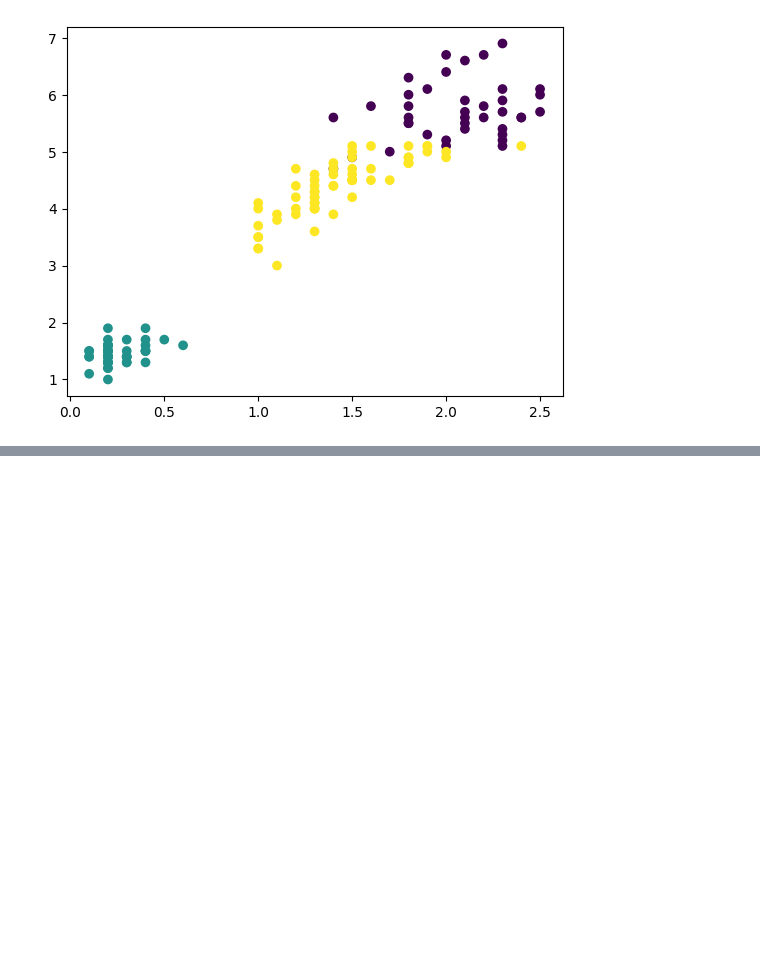
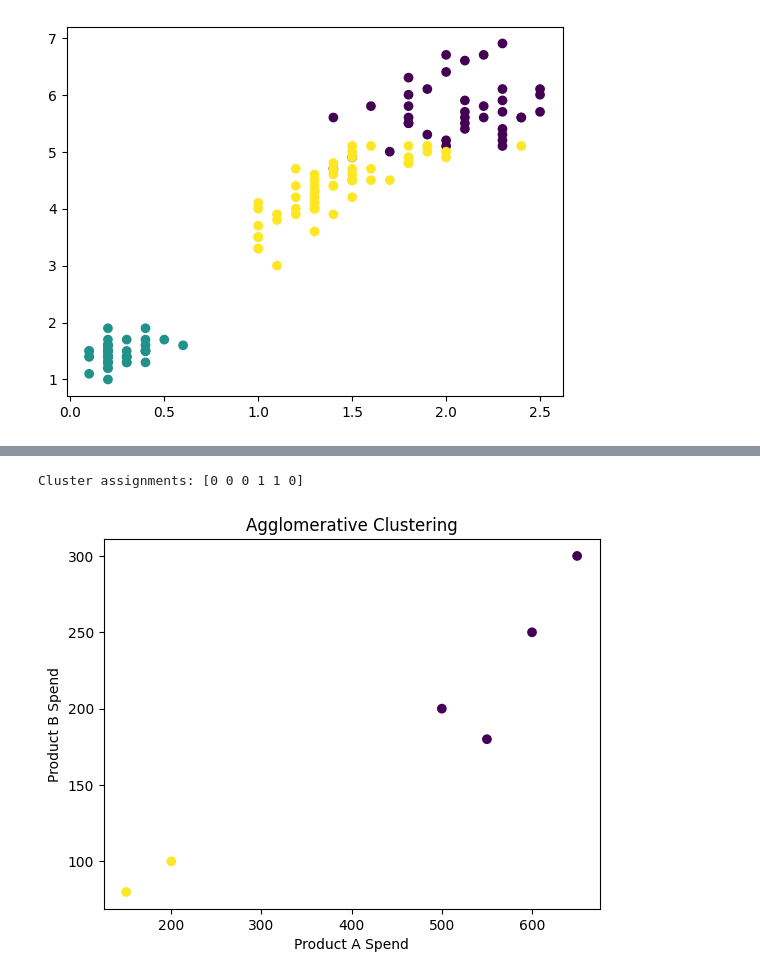
Before and after one commit to najm-s/AIML-nexperts3, a Jupyter notebook: Day 18 - Unsupervised Learning/inclass 1 unsupervised learning - Clustering .ipynb, the cells around one changed output, grey strips where cells are left out. Saved outputs shown, nothing was run; the diff lists cells and outputs as text; code cells hidden in the pictures; blank space fills up the shorter version.

```diff
--- a/Day 18 - Unsupervised Learning/inclass 1 unsupervised learning - Clustering .ipynb
+++ b/Day 18 - Unsupervised Learning/inclass 1 unsupervised learning - Clustering .ipynb
@@ -117,0 +240,35 @@ plt.show()
+# %%
+# just an example
+import numpy as np
+import matplotlib.pyplot as plt
+
+from sklearn.cluster import AgglomerativeClustering
+
+# scipy
+from scipy.cluster.hierarchy import dendrogram, linkage
+
+# Sample data: Spending on two products
+data = np.array([
+[500, 200],
+[550, 180],
+[600, 250],
+[150, 80],
+[200, 100],
+[650, 300]
+])
+
+# Agglomerative Clustering with 2 clusters
+model = AgglomerativeClustering(n_clusters=2, linkage='ward')
+clusters = model.fit_predict(data)
+print("Cluster assignments:", clusters)
+# %% [output]
+Cluster assignments: [0 0 0 1 1 0]
+# %%
+# Scatter plot of clusters
+plt.scatter(data[:, 0], data[:, 1], c=clusters, cmap='viridis')
+plt.xlabel("Product A Spend")
+plt.ylabel("Product B Spend")
+plt.title("Agglomerative Clustering")
+plt.show()
+# %% [output]
+[figure, added]
```
Also changed, not shown: parts of 32 cells of this notebook, 1 other file.
